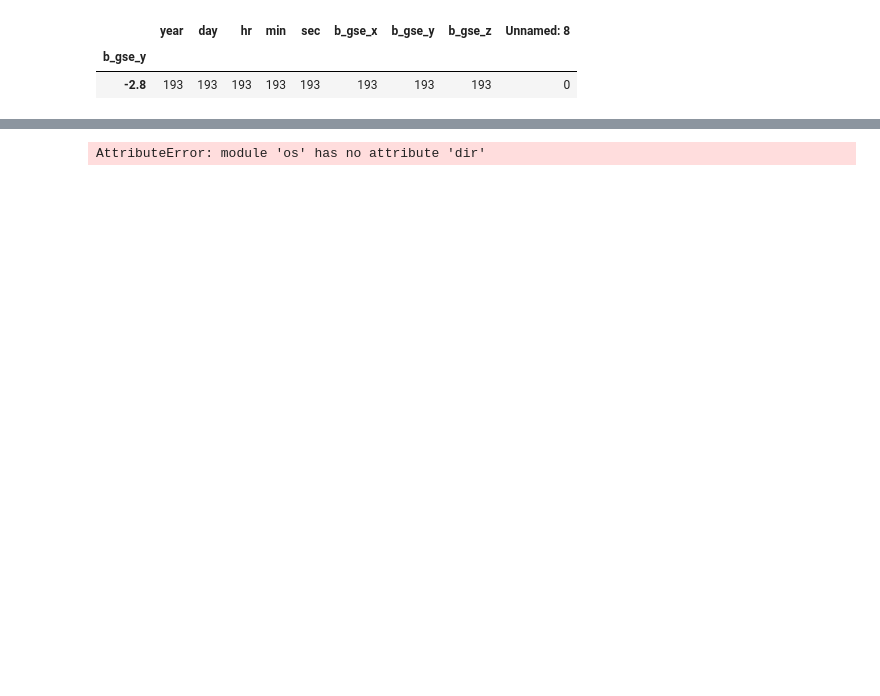
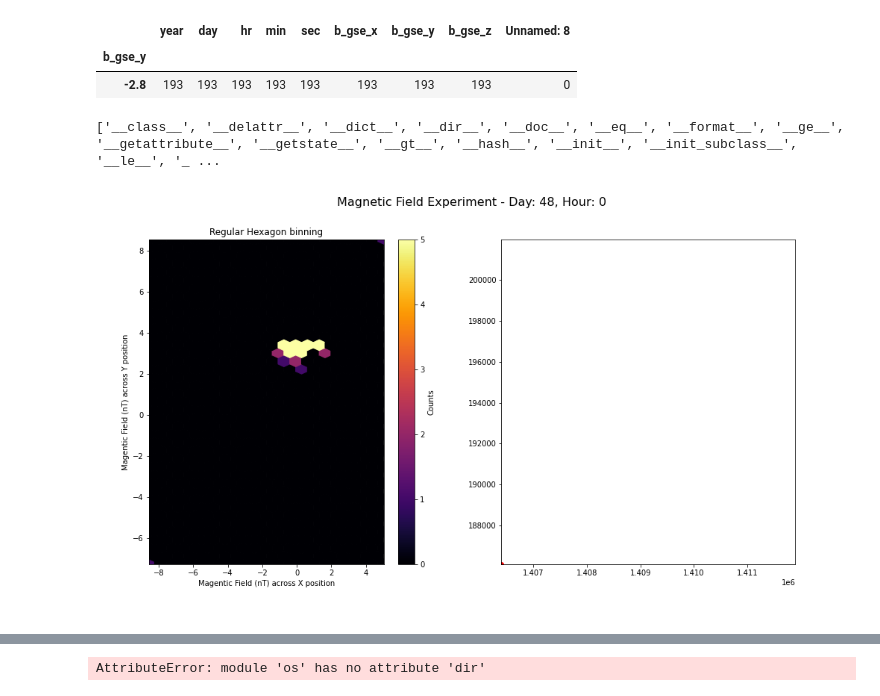
Before and after one commit to camerondoyle123/ace_solar, a Jupyter notebook: ace_data_wrangle.ipynb, the cells around one changed output, grey strips where cells are left out. Cells and saved outputs as stored; diff of their text form; code cells hidden in the pictures; blank space fills up the shorter version.

Commit message:
attempted to add GSE positional data but failed

```diff
--- a/ace_data_wrangle.ipynb
+++ b/ace_data_wrangle.ipynb
@@ -14,3 +14,5 @@ os.listdir()
 # %%
 ace_data = pd.read_csv('data/ACE_MAGSWE_Data.txt', delimiter=' ')
 ace_hour = pd.read_csv('data/full_mag_data.txt', delimiter=' ')
+pos_hour = pd.read_csv('data/ace_hourly_data.txt', delimiter=' ')
+pos_hour.head()
@@ -26,6 +35,9 @@ ace_hour = ace_hour[ace_hour.b_gse_x != -9999.9]
 ace_hour = ace_hour[ace_hour.b_gse_y != -9999.9]
 ace_hour = ace_hour[ace_hour.b_gse_z != -9999.9]
 
+pos_hour = pos_hour[pos_hour.pos_gse_x != -9999.9]
+pos_hour = pos_hour[pos_hour.pos_gse_y != -9999.9]
+pos_hour = pos_hour[pos_hour.pos_gse_z != -9999.9]
 
 # Use this to cycle through the days required and make a gif
 days_needed = ace_hour['day'].unique().tolist()
@@ -36,6 +48,14 @@ xmin = ace_hour.b_gse_x.min()
 xmax = ace_hour.b_gse_x.max()
 ymin = ace_hour.b_gse_y.min()
 ymax = ace_hour.b_gse_y.max()
+
+# pos limiters
+pos_xmin = pos_hour.pos_gse_x.min()
+pos_xmax = pos_hour.pos_gse_x.max()
+pos_ymin = pos_hour.pos_gse_y.min()
+pos_ymax = pos_hour.pos_gse_y.max()
+pos_zmin = pos_hour.pos_gse_z.min()
+pos_zmax = pos_hour.pos_gse_z.max()
 # %%
 ace_hour.b_gse_y.max()
 ace_hour.groupby('b_gse_y').count().max(level=0)
@@ -104,0 +134,11 @@ gif.save(frames, 'magnetic_field_over_time.gif', duration=100)
+# %%
+day=days_needed[0]
+hr=hours_needed[0]
+data = ace_hour[(ace_hour.hr==hr) & (ace_hour.day==day)]
+pos_yes = pos_hour[(pos_hour.hr==hr) & (pos_hour.day==day)].head(1)
+pos_yes
+#data.groupby(data['b_gse_x'].apply(lambda x: round(x, 1))).count().max(level=0)
+space_plot(day=day, df=data, pos_df=pos_yes)
+# %% [output]
+['__class__', '__delattr__', '__dict__', '__dir__', '__doc__', '__eq__', '__format__', '__ge__', '__getattribute__', '__getstate__', '__gt__', '__hash__', '__init__', '__init_subclass__', '__le__', '_ ...
+[figure, added]
```
Also changed, not shown: parts of 4 cells of this notebook.
